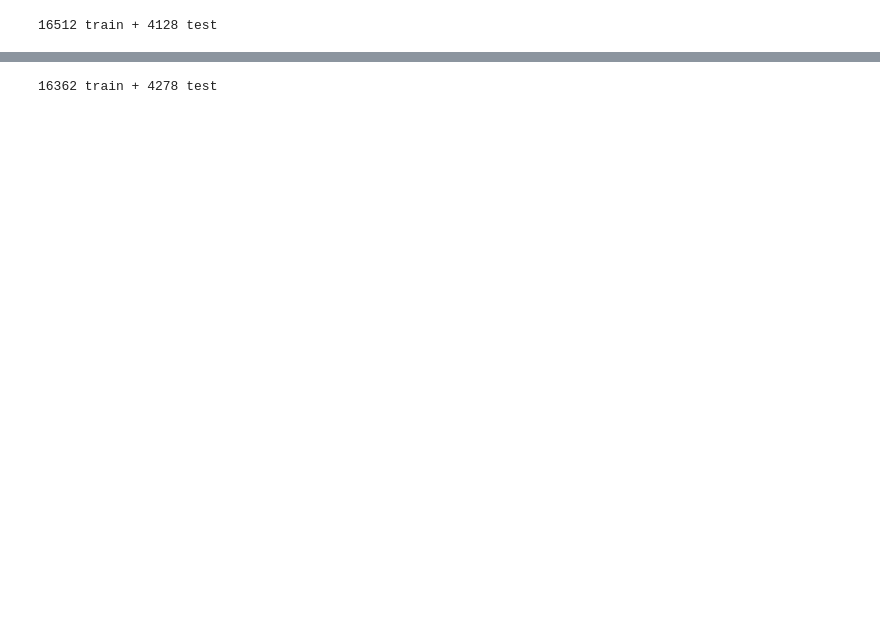
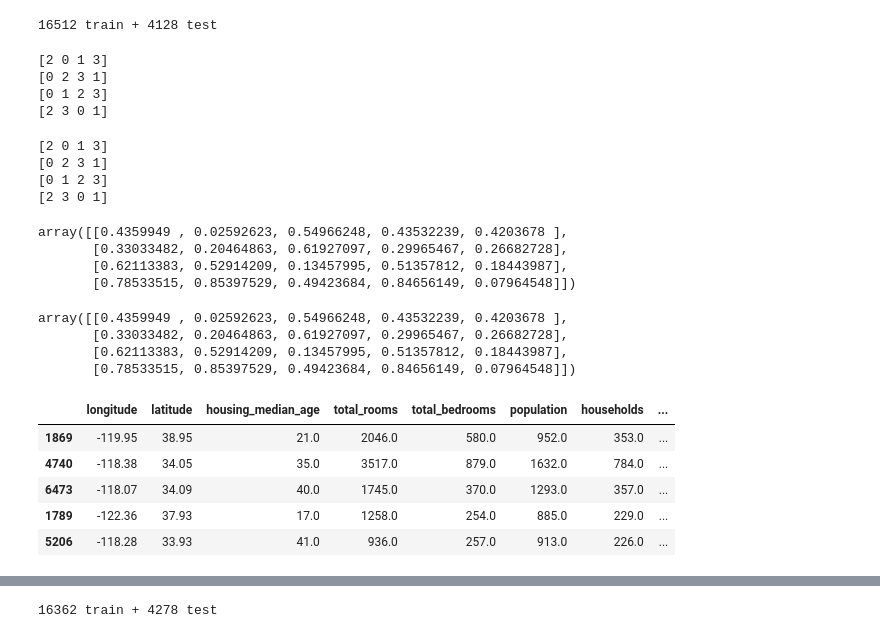
Before and after one commit to cloudxlab/june_2025_iitr, a Jupyter notebook: end_to_end_project.ipynb, the cells around one changed output, grey strips where cells are left out. Drawn from its saved outputs; the diff is of its cells as text; code cells hidden in the pictures; blank space fills up the shorter version.

```diff
--- a/end_to_end_project.ipynb
+++ b/end_to_end_project.ipynb
@@ -305,3 +318,54 @@ train_set, test_set = split_train_test(housing, 0.2)
 print(len(train_set), "train +", len(test_set), "test")
 # %% [output]
 16512 train + 4128 test
+# %%
+np.random.seed(67)
+print(np.random.permutation(4))
+print(np.random.permutation(4))
+print(np.random.permutation(4))
+print(np.random.permutation(4))
+# %% [output]
+[2 0 1 3]
+[0 2 3 1]
+[0 1 2 3]
+[2 3 0 1]
+# %%
+np.random.seed(67)
+print(np.random.permutation(4))
+print(np.random.permutation(4))
+print(np.random.permutation(4))
+print(np.random.permutation(4))
+# %% [output]
+[2 0 1 3]
+[0 2 3 1]
+[0 1 2 3]
+[2 3 0 1]
+# %%
+np.random.seed(2)
+np.random.random((4,5))
+# %% [output]
+array([[0.4359949 , 0.02592623, 0.54966248, 0.43532239, 0.4203678 ],
+       [0.33033482, 0.20464863, 0.61927097, 0.29965467, 0.26682728],
+       [0.62113383, 0.52914209, 0.13457995, 0.51357812, 0.18443987],
+       [0.78533515, 0.85397529, 0.49423684, 0.84656149, 0.07964548]])
+# %%
+np.random.seed(2)
+np.random.random((4,5))
+# %% [output]
+array([[0.4359949 , 0.02592623, 0.54966248, 0.43532239, 0.4203678 ],
+       [0.33033482, 0.20464863, 0.61927097, 0.29965467, 0.26682728],
+       [0.62113383, 0.52914209, 0.13457995, 0.51357812, 0.18443987],
+       [0.78533515, 0.85397529, 0.49423684, 0.84656149, 0.07964548]])
+# %%
+# Off the shelf
+from sklearn.model_selection import train_test_split
+my_test_data, my_train_data = train_test_split(housing, test_size=.2)
+# %%
+my_test_data.head()
+# %% [output]
+|  | longitude | latitude | housing_median_age | total_rooms | total_bedrooms | population | households | ... |
+| 1869 | -119.95 | 38.95 | 21.0 | 2046.0 | 580.0 | 952.0 | 353.0 | ... |
+| 4740 | -118.38 | 34.05 | 35.0 | 3517.0 | 879.0 | 1632.0 | 784.0 | ... |
+| 6473 | -118.07 | 34.09 | 40.0 | 1745.0 | 370.0 | 1293.0 | 357.0 | ... |
+| 1789 | -122.36 | 37.93 | 17.0 | 1258.0 | 254.0 | 885.0 | 229.0 | ... |
+| 5206 | -118.28 | 33.93 | 41.0 | 936.0 | 257.0 | 913.0 | 226.0 | ... |
```
Also changed, not shown: parts of 11 cells of this notebook, 2 other files.
